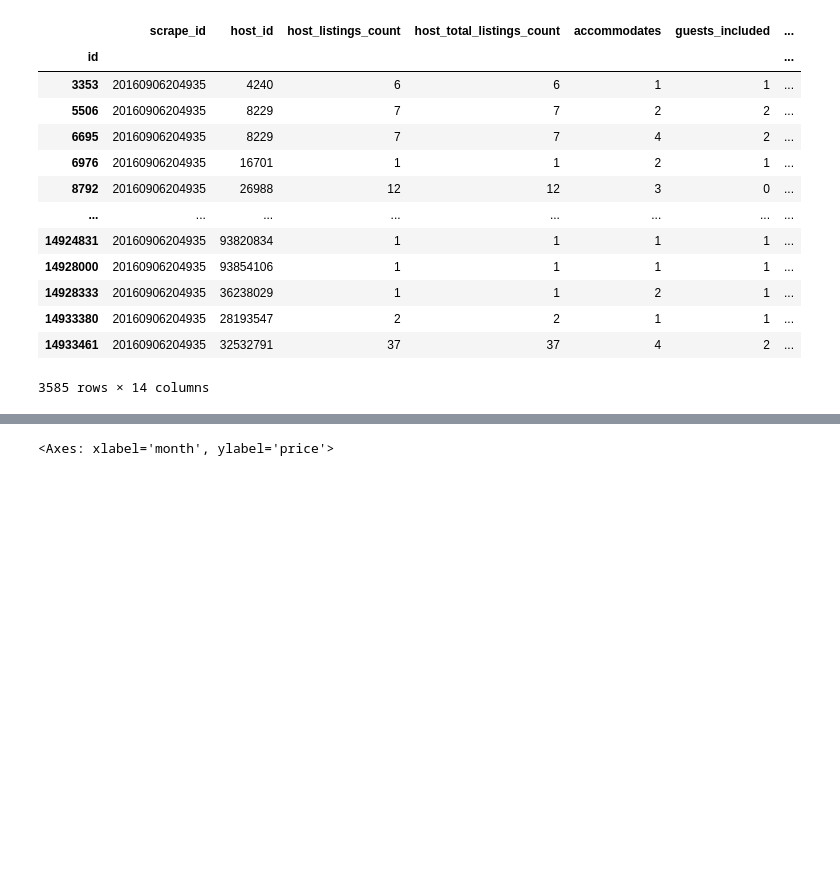
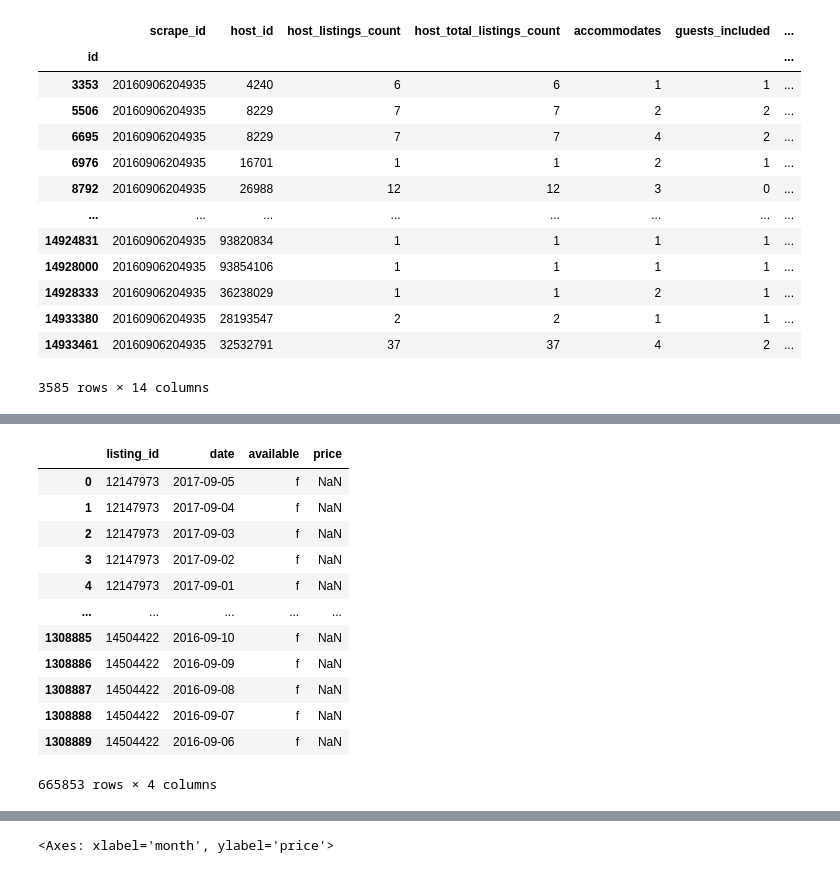
Before and after one commit to justinclarkhome/UdacityDataScienceProject1, a Jupyter notebook: Project1.ipynb, the cells around one changed output, grey strips where cells are left out. Cells and saved outputs as stored; diff of their text form; code cells hidden in the pictures; blank space fills up the shorter version.

```diff
--- a/Project1.ipynb
+++ b/Project1.ipynb
@@ -62,0 +163,16 @@ boston_listings[boston_listing_col_types['int']].sort_index()
+# %%
+boston_calendar[boston_calendar.price.isnull()]
+# %% [output]
+|  | listing_id | date | available | price |
+| 0 | 12147973 | 2017-09-05 | f | NaN |
+| 1 | 12147973 | 2017-09-04 | f | NaN |
+| 2 | 12147973 | 2017-09-03 | f | NaN |
+| 3 | 12147973 | 2017-09-02 | f | NaN |
+| 4 | 12147973 | 2017-09-01 | f | NaN |
+| ... | ... | ... | ... | ... |
+| 1308885 | 14504422 | 2016-09-10 | f | NaN |
+| 1308886 | 14504422 | 2016-09-09 | f | NaN |
+| 1308887 | 14504422 | 2016-09-08 | f | NaN |
+| 1308888 | 14504422 | 2016-09-07 | f | NaN |
+| 1308889 | 14504422 | 2016-09-06 | f | NaN |
+665853 rows × 4 columns
```
Also changed, not shown: parts of 14 cells of this notebook.
